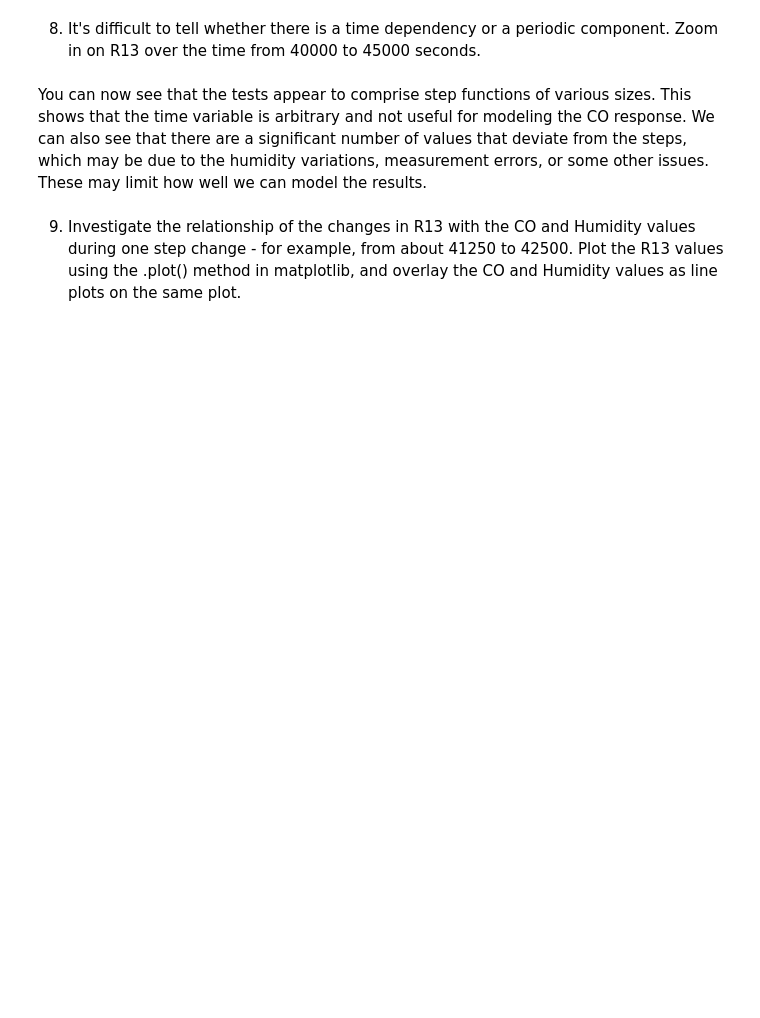
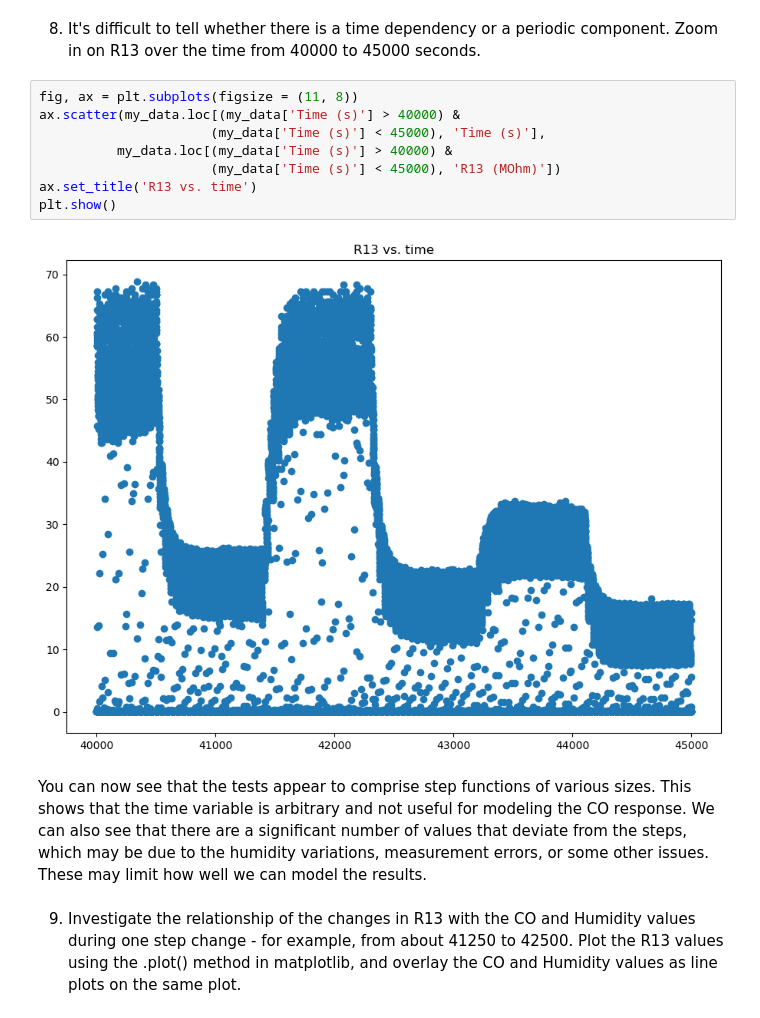
Before and after one commit to mlhudson1/CIDM4310-70_Pandas, a Jupyter notebook: Chapter11_Activity_11.01.ipynb, the cells around one changed output. Saved outputs shown, nothing was run; the diff lists cells and outputs as text; blank space fills up the shorter version.

```diff
--- a/Chapter11_Activity_11.01.ipynb
+++ b/Chapter11_Activity_11.01.ipynb
@@ -27,5 +113,15 @@ import seaborn as sns
 # %% [markdown]
 8. It's difficult to tell whether there is a time dependency or a periodic component. Zoom in on R13 over the time from 40000 to 45000 seconds.
+# %%
+fig, ax = plt.subplots(figsize = (11, 8))
+ax.scatter(my_data.loc[(my_data['Time (s)'] > 40000) &
+                      (my_data['Time (s)'] < 45000), 'Time (s)'],
+          my_data.loc[(my_data['Time (s)'] > 40000) &
+                      (my_data['Time (s)'] < 45000), 'R13 (MOhm)'])
+ax.set_title('R13 vs. time')
+plt.show()
+# %% [output]
+[figure, added]
 # %% [markdown]
 You can now see that the tests appear to comprise step functions of various sizes. This shows that the time variable is arbitrary and not useful for modeling the CO response. We can also see that there are a significant number of values that deviate from the steps, which may be due to the humidity variations, measurement errors, or some other issues. These may limit how well we can model the results.
 # %% [markdown]
```
Also changed, not shown: parts of 13 cells of this notebook.
